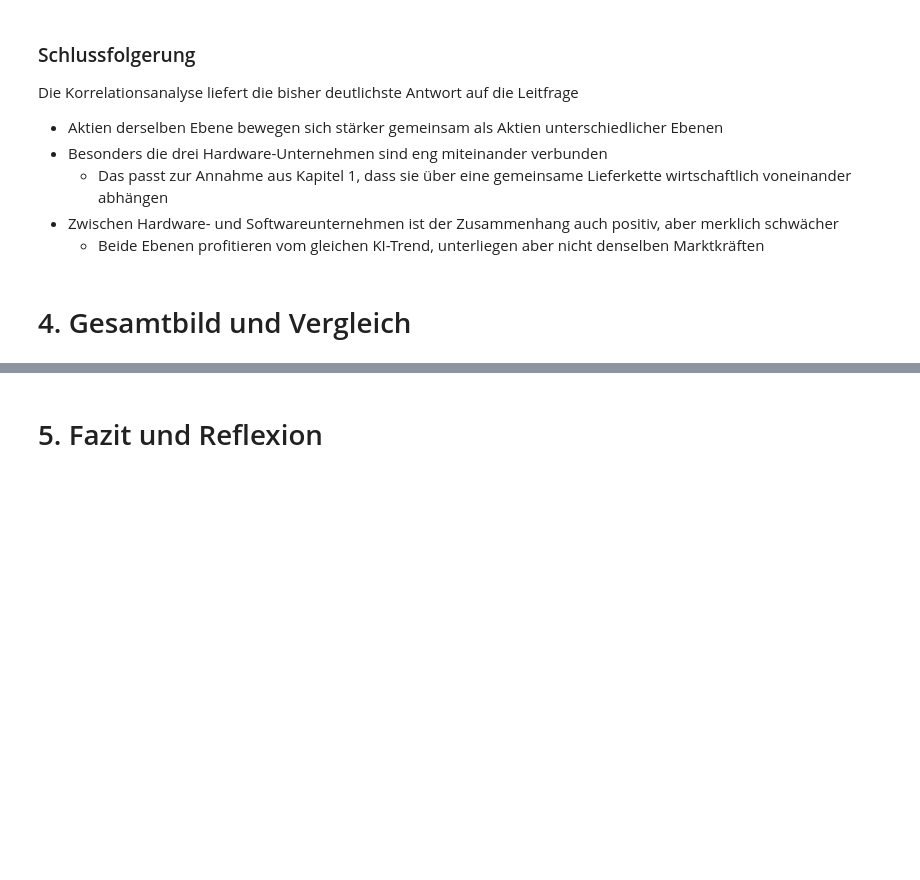
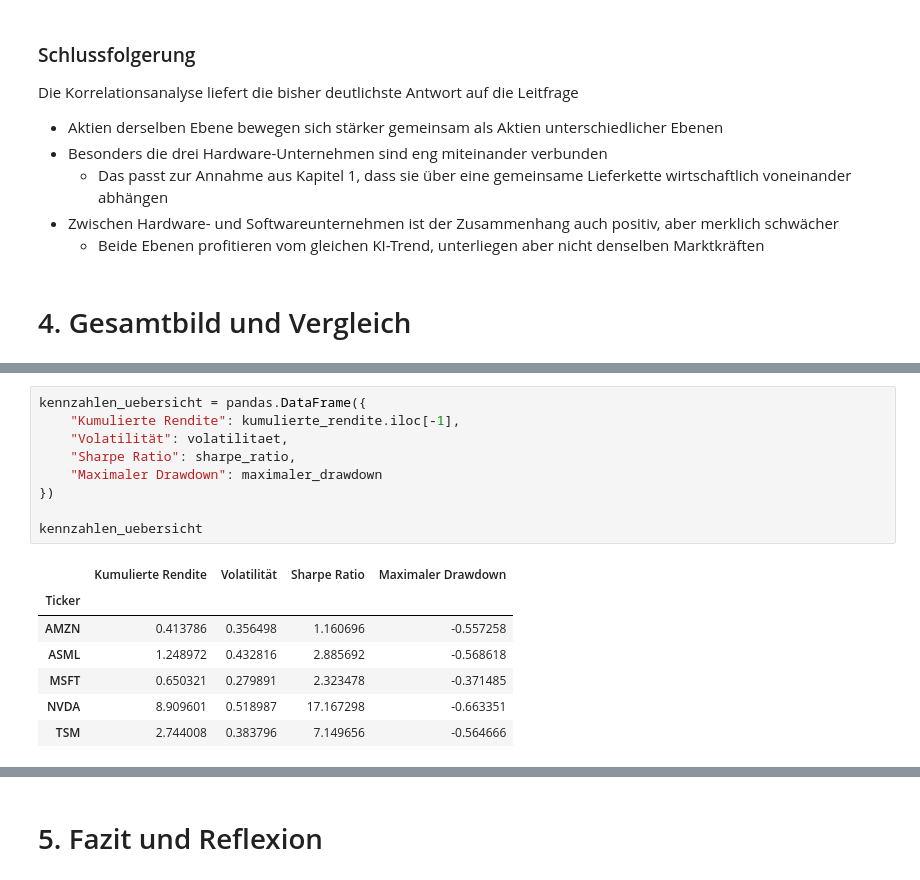
Before and after one commit to dustin-keks/DLBFTPPP01, a Jupyter notebook: praesentation.ipynb, the cells around one changed output, grey strips where cells are left out. Drawn from its saved outputs; the diff is of its cells as text; blank space fills up the shorter version.

```diff
--- a/praesentation.ipynb
+++ b/praesentation.ipynb
@@ -462,0 +456,17 @@ Die Korrelationsanalyse liefert die bisher deutlichste Antwort auf die Leitfrage
+# %%
+kennzahlen_uebersicht = pandas.DataFrame({
+    "Kumulierte Rendite": kumulierte_rendite.iloc[-1],
+    "Volatilität": volatilitaet,
+    "Sharpe Ratio": sharpe_ratio,
+    "Maximaler Drawdown": maximaler_drawdown
+})
+
+kennzahlen_uebersicht
+# %% [output]
+|  | Kumulierte Rendite | Volatilität | Sharpe Ratio | Maximaler Drawdown |
+| Ticker |  |  |  |  |
+| AMZN | 0.413786 | 0.356498 | 1.160696 | -0.557258 |
+| ASML | 1.248972 | 0.432816 | 2.885692 | -0.568618 |
+| MSFT | 0.650321 | 0.279891 | 2.323478 | -0.371485 |
+| NVDA | 8.909601 | 0.518987 | 17.167298 | -0.663351 |
+| TSM | 2.744008 | 0.383796 | 7.149656 | -0.564666 |
```
Also changed, not shown: parts of 20 cells of this notebook.
